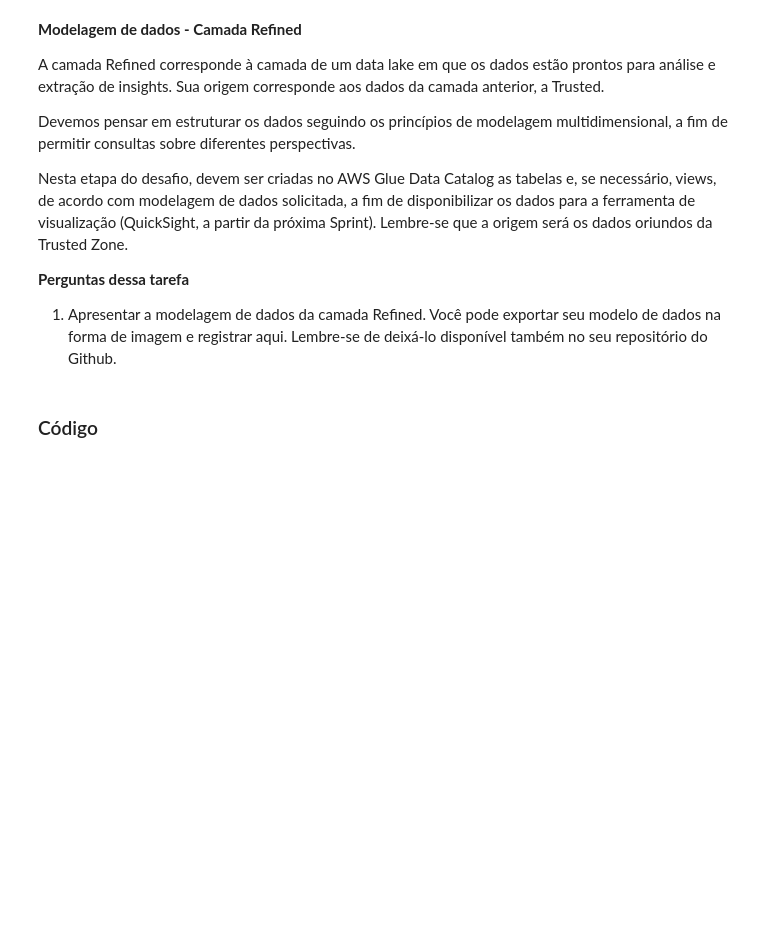
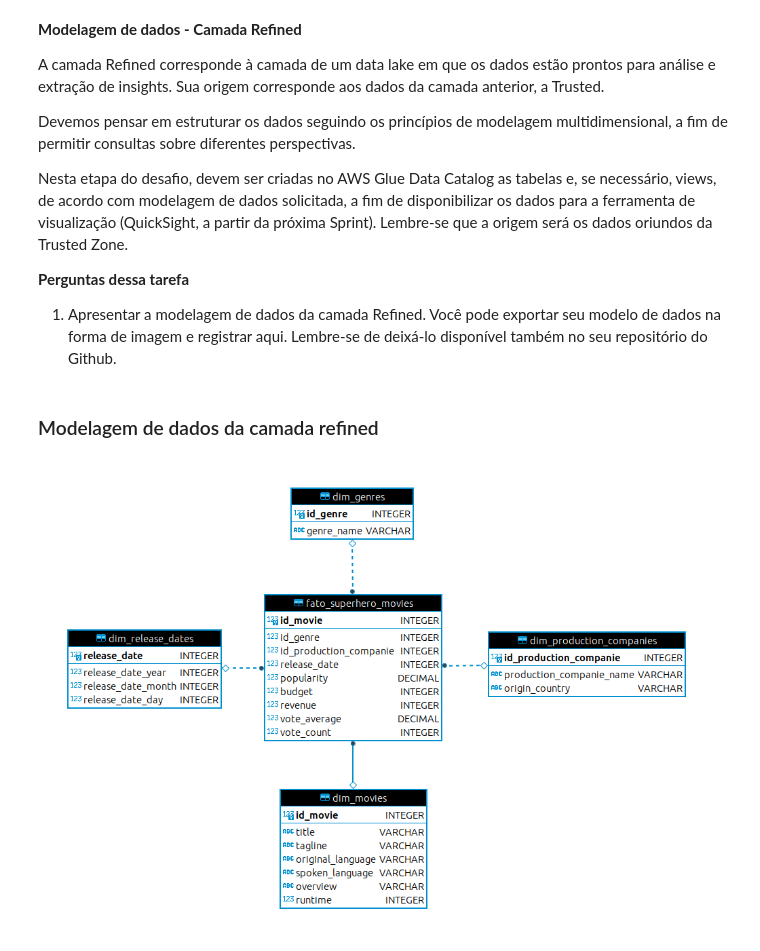
Before and after one commit to telmacarvalho/programa_de_bolsas_compass, a Jupyter notebook: Sprint_9/Desafio_parte_3.ipynb, the cells around one changed output. Drawn from its saved outputs; the diff is of its cells as text; code cells hidden in the pictures; blank space fills up the shorter version.

Commit message:
Adicionando modelagem dimensional da tarefa 4 do desafio

```diff
--- a/Sprint_9/Desafio_parte_3.ipynb
+++ b/Sprint_9/Desafio_parte_3.ipynb
@@ -134,5 +134,10 @@ Nesta etapa do desafio, devem ser criadas no AWS Glue Data Catalog  as tabelas e
 **Perguntas dessa tarefa**
 
 1. Apresentar a modelagem de dados da camada Refined. Você pode exportar seu modelo de dados na forma de imagem e registrar aqui. Lembre-se de deixá-lo disponível também no seu repositório do Github.
-# %% [markdown]
-### Código
+# %% [markdown]
+### Modelagem de dados da camada refined
+# %%
+from IPython.display import Image
+Image("Prints/Modelagem_dimensional_desafio.png")
+# %% [output]
+[figure, added]
```
